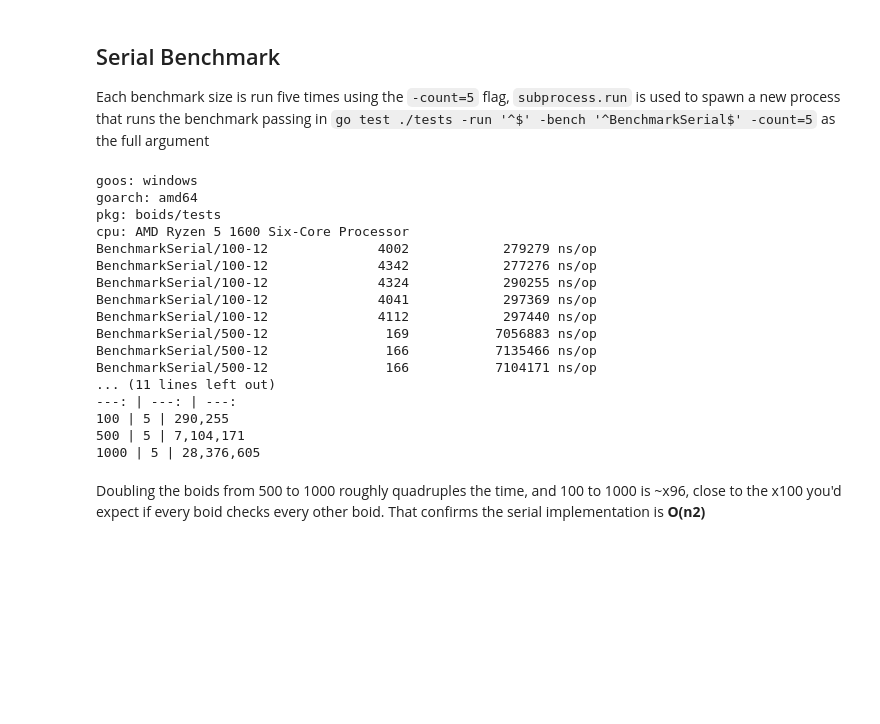
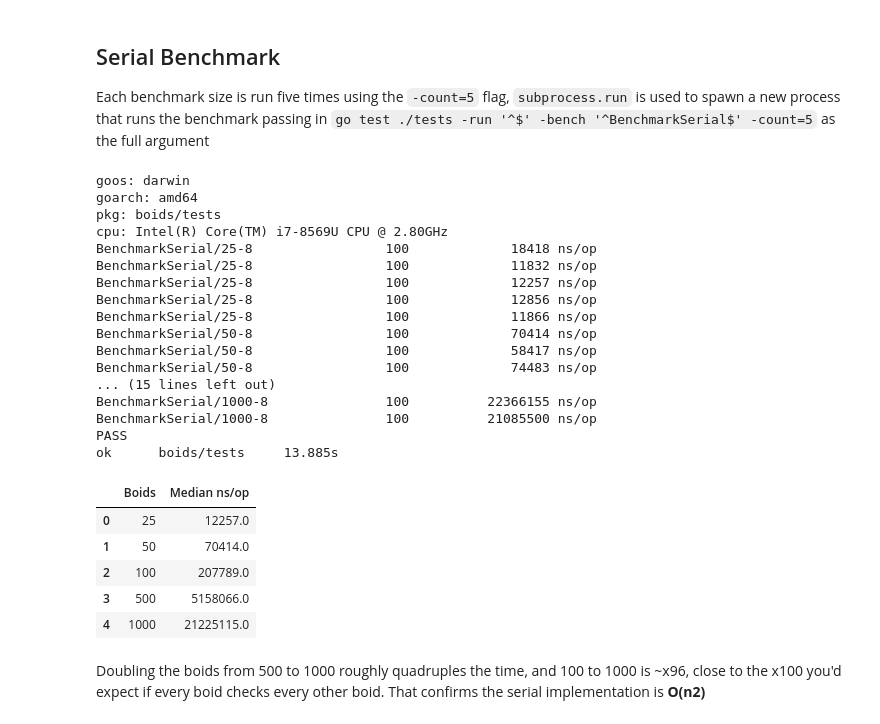
Before and after one commit to Team-A-D-A-M/Con_Dev_Contagion_Project, a Jupyter notebook: Documentation/serial_benchmarks.ipynb, the cells around one changed output. Cells and saved outputs as stored; diff of their text form; code cells hidden in the pictures; blank space fills up the shorter version.

```diff
--- a/Documentation/serial_benchmarks.ipynb
+++ b/Documentation/serial_benchmarks.ipynb
@@ -58,47 +59,53 @@ amd64
 Each benchmark size is run five times using the `-count=5` flag, `subprocess.run` is used to spawn a new process that runs the benchmark passing in `go test ./tests -run '^$' -bench '^BenchmarkSerial$' -count=5` as the full argument
 # %%
 result = subprocess.run(
-    [go_exe, 'test', './tests', '-run', '^$', '-bench', '^BenchmarkSerial$', '-count=5'],
+    [go_exe, 'test', './tests', '-run', '^$', '-bench', '^BenchmarkSerial$', '-benchtime=100x', '-count=5'],
     cwd=boids_folder, text=True, capture_output=True, check=True
 )
 print(result.stdout)
 
 # pull the timings from each line eg, BenchmarkSerial/100-12   4095   288528 ns/op
 timings = {}
 for line in result.stdout.splitlines():
     match = re.match(r'^BenchmarkSerial/(\d+)-\d+\s+\d+\s+([\d.]+)\s+ns/op', line)
     if match:
         boid_count = int(match.group(1))
         nanoseconds = float(match.group(2))
         if boid_count in timings:
             timings[boid_count].append(nanoseconds)
         else:
             timings[boid_count] = [nanoseconds]
 
-print('Boids | Runs | Median ns/op')
-print('---: | ---: | ---:')
-for boid_count in sorted(timings):
-    values = timings[boid_count]
-    median = statistics.median(values)
-    print(f'{boid_count} | {len(values)} | {median:,.0f}')
+boids = sorted(timings)
+df = pd.DataFrame({'Boids': boids})
+
+df['Median ns/op'] = [statistics.median(timings[n]) for n in boids]
+
+df
 # %% [output]
-goos: windows
+goos: darwin
 goarch: amd64
 pkg: boids/tests
-cpu: AMD Ryzen 5 1600 Six-Core Processor
-BenchmarkSerial/100-12              4002            279279 ns/op
-BenchmarkSerial/100-12              4342            277276 ns/op
-BenchmarkSerial/100-12              4324            290255 ns/op
-BenchmarkSerial/100-12              4041            297369 ns/op
-BenchmarkSerial/100-12              4112            297440 ns/op
-BenchmarkSerial/500-12               169           7056883 ns/op
-BenchmarkSerial/500-12               166           7135466 ns/op
-BenchmarkSerial/500-12               166           7104171 ns/op
-... (11 lines left out)
----: | ---: | ---:
-100 | 5 | 290,255
-500 | 5 | 7,104,171
-1000 | 5 | 28,376,605
+cpu: Intel(R) Core(TM) i7-8569U CPU @ 2.80GHz
+BenchmarkSerial/25-8                 100             18418 ns/op
+BenchmarkSerial/25-8                 100             11832 ns/op
+BenchmarkSerial/25-8                 100             12257 ns/op
+BenchmarkSerial/25-8                 100             12856 ns/op
+BenchmarkSerial/25-8                 100             11866 ns/op
+BenchmarkSerial/50-8                 100             70414 ns/op
+BenchmarkSerial/50-8                 100             58417 ns/op
+BenchmarkSerial/50-8                 100             74483 ns/op
+... (15 lines left out)
+BenchmarkSerial/1000-8               100          22366155 ns/op
+BenchmarkSerial/1000-8               100          21085500 ns/op
+PASS
+ok      boids/tests     13.885s
+|  | Boids | Median ns/op |
+| 0 | 25 | 12257.0 |
+| 1 | 50 | 70414.0 |
+| 2 | 100 | 207789.0 |
+| 3 | 500 | 5158066.0 |
+| 4 | 1000 | 21225115.0 |
 # %% [markdown]
 Doubling the boids from 500 to 1000 roughly quadruples the time, and 100 to 1000 is ~x96, close to the x100 you'd expect if every boid checks every other boid. That confirms the serial implementation is **O(n2)**
 # %%
```
Also changed, not shown: parts of 5 cells of this notebook.
